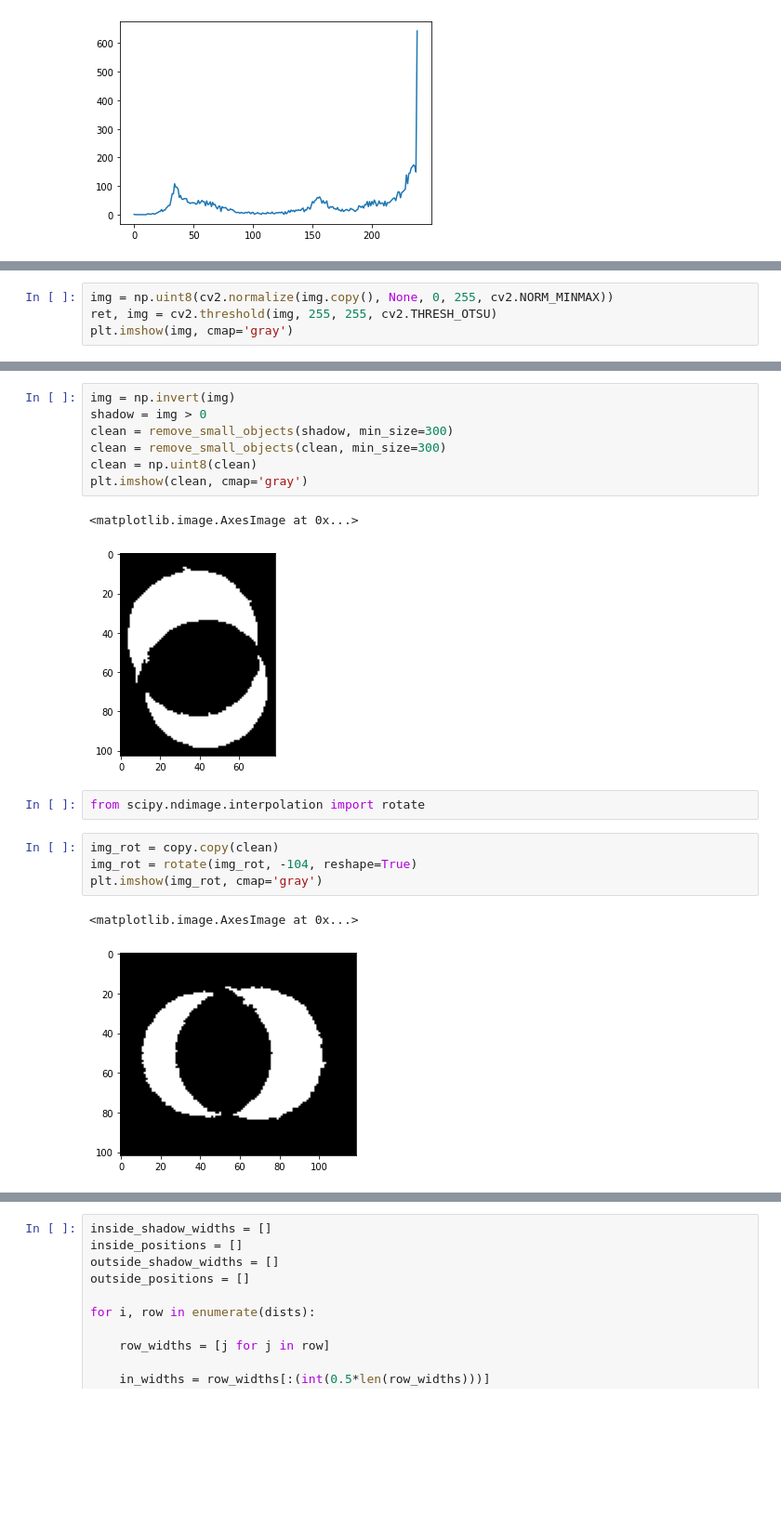
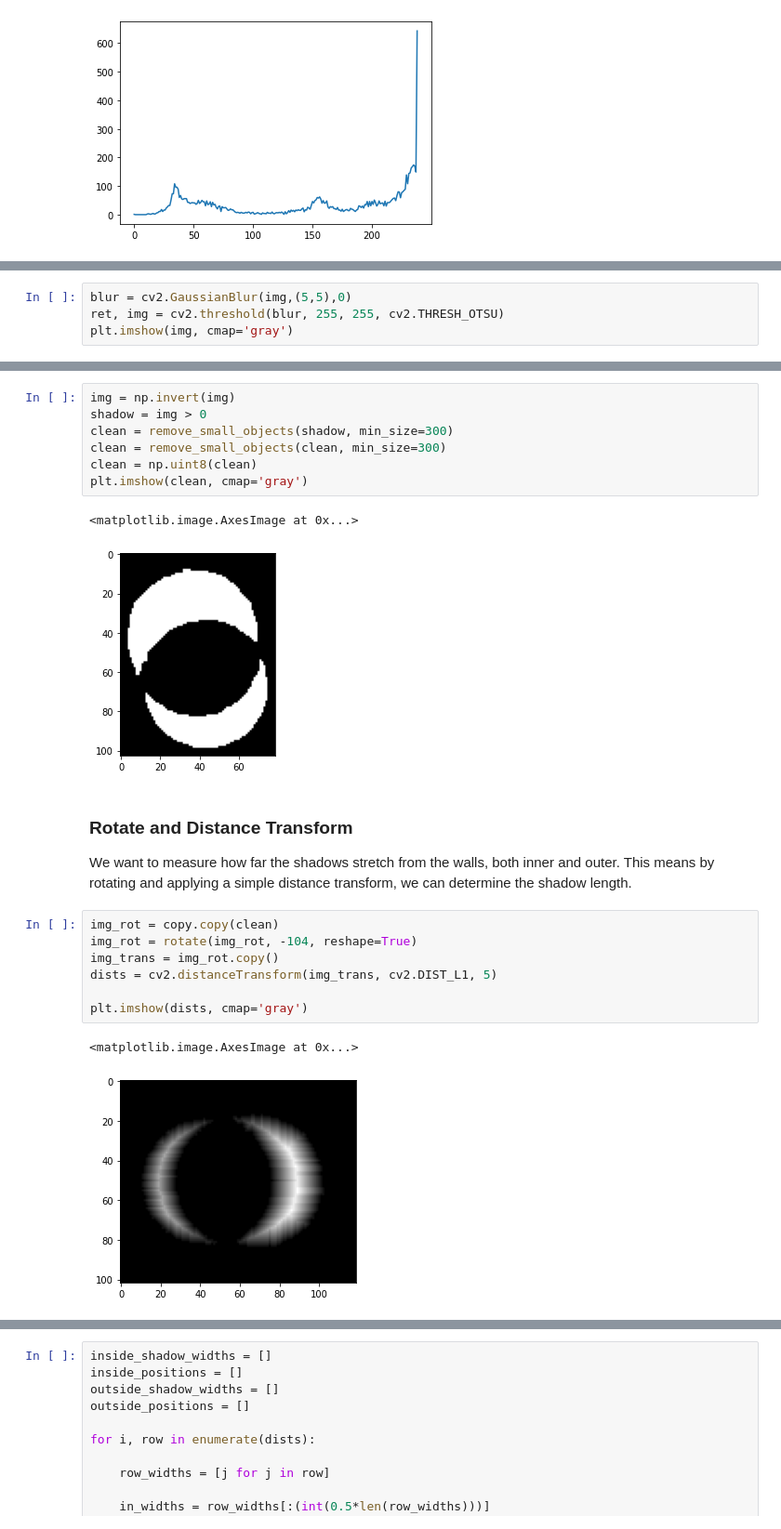
Before and after one commit to d-smit/oil-tank-measurer, a Jupyter notebook: oil_analysis.ipynb, the cells around one changed output, grey strips where cells are left out. Shown at 93% size. Saved outputs shown, nothing was run; the diff lists cells and outputs as text; blank space fills up the shorter version.

```diff
--- a/oil_analysis.ipynb
+++ b/oil_analysis.ipynb
@@ -43,6 +60,6 @@ plt.plot(hist)
 # %%
-img = np.uint8(cv2.normalize(img.copy(), None, 0, 255, cv2.NORM_MINMAX))
-ret, img = cv2.threshold(img, 255, 255, cv2.THRESH_OTSU)
+blur = cv2.GaussianBlur(img,(5,5),0)
+ret, img = cv2.threshold(blur, 255, 255, cv2.THRESH_OTSU)
 plt.imshow(img, cmap='gray')
 # %% [output]
 <matplotlib.image.AxesImage at 0x...>
@@ -56,13 +77,18 @@ clean = np.uint8(clean)
 plt.imshow(clean, cmap='gray')
 # %% [output]
 <matplotlib.image.AxesImage at 0x...>
-[figure, old version]
+[figure, new version]
-# %%
-from scipy.ndimage.interpolation import rotate
+# %% [markdown]
+### Rotate and Distance Transform
+
+We want to measure how far the shadows stretch from the walls, both inner and outer. This means by rotating and applying a simple distance transform, we can determine the shadow length.
 # %%
 img_rot = copy.copy(clean)
 img_rot = rotate(img_rot, -104, reshape=True)
-plt.imshow(img_rot, cmap='gray')
+img_trans = img_rot.copy()
+dists = cv2.distanceTransform(img_trans, cv2.DIST_L1, 5)
+
+plt.imshow(dists, cmap='gray')
 # %% [output]
 <matplotlib.image.AxesImage at 0x...>
-[figure, old version]
+[figure, new version]
```
Also changed, not shown: parts of 13 cells of this notebook.
